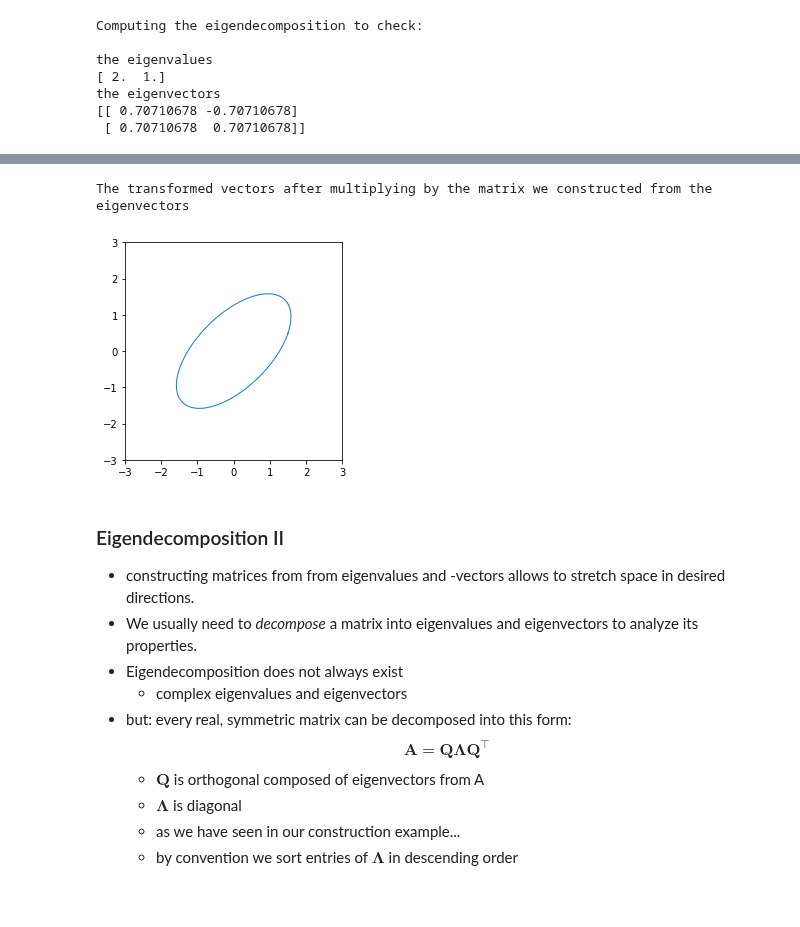
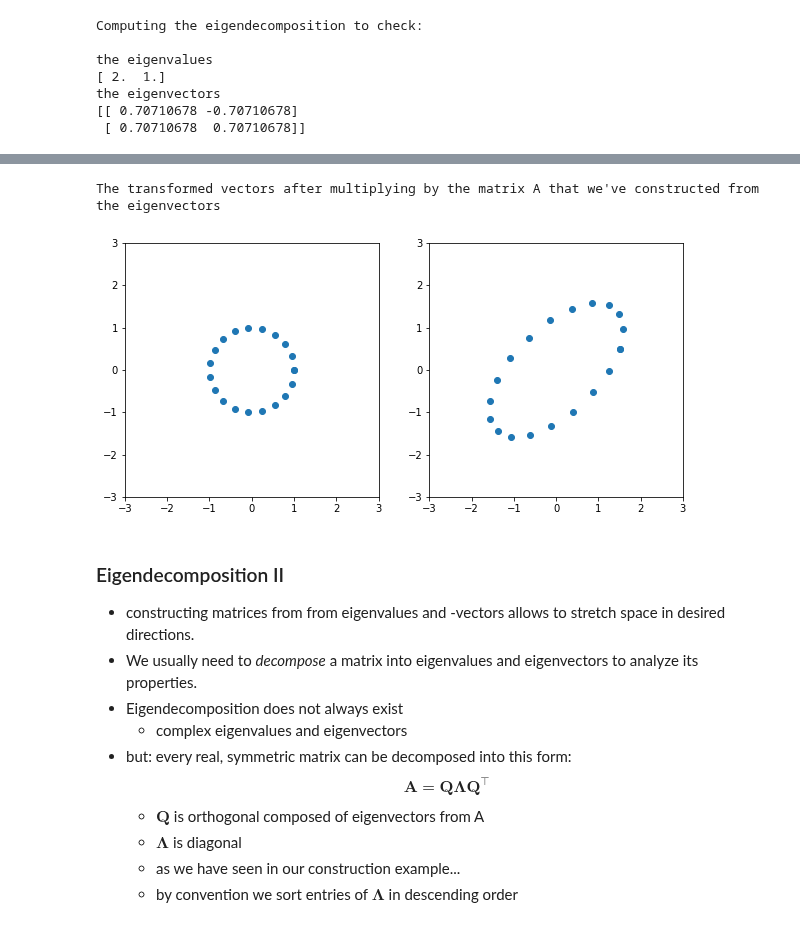
Before and after one commit to nscherf/Machine-learning-lectures, a Jupyter notebook: 02-Math-Background-Lightning-Session/linear-algebra.ipynb, the cells around one changed output, grey strips where cells are left out. Cells and saved outputs as stored; diff of their text form; code cells hidden in the pictures; blank space fills up the shorter version.

```diff
--- a/02-Math-Background-Lightning-Session/linear-algebra.ipynb
+++ b/02-Math-Background-Lightning-Session/linear-algebra.ipynb
@@ -495,12 +513,17 @@ The original vectors on the unit circle
-# %%
-print("The transformed vectors after multiplying by the matrix we constructed from the eigenvectors")
-pl.plot(res[0,:],res[1,:], linewidth=1)
-pl.axes().set_xlim(-3,3)
-pl.axes().set_ylim(-3,3)
-pl.axes().set_aspect('equal')
-# %% [output]
-The transformed vectors after multiplying by the matrix we constructed from the eigenvectors
-[figure, removed]
+# %%
+pl.figure(1, figsize=(10,10))
+ax1=pl.subplot(121, aspect=1)
+pl.plot(np.cos(t), np.sin(t), 'o' ,linewidth=1)
+ax1.set_xlim(-3,3)
+ax1.set_ylim(-3,3)
+ax2=pl.subplot(122, aspect = 1)
+pl.plot(res[0,:],res[1,:], 'o', linewidth=1)
+ax2.set_xlim(-3,3)
+ax2.set_ylim(-3,3)
+print("The transformed vectors after multiplying by the matrix A that we've constructed from the eigenvectors")
+# %% [output]
+The transformed vectors after multiplying by the matrix A that we've constructed from the eigenvectors
+[figure, added]
 # %% [markdown]
 ### Eigendecomposition II
 - constructing matrices from from eigenvalues and -vectors allows to stretch space in desired directions.
```
Also changed, not shown: parts of 30 cells of this notebook.
